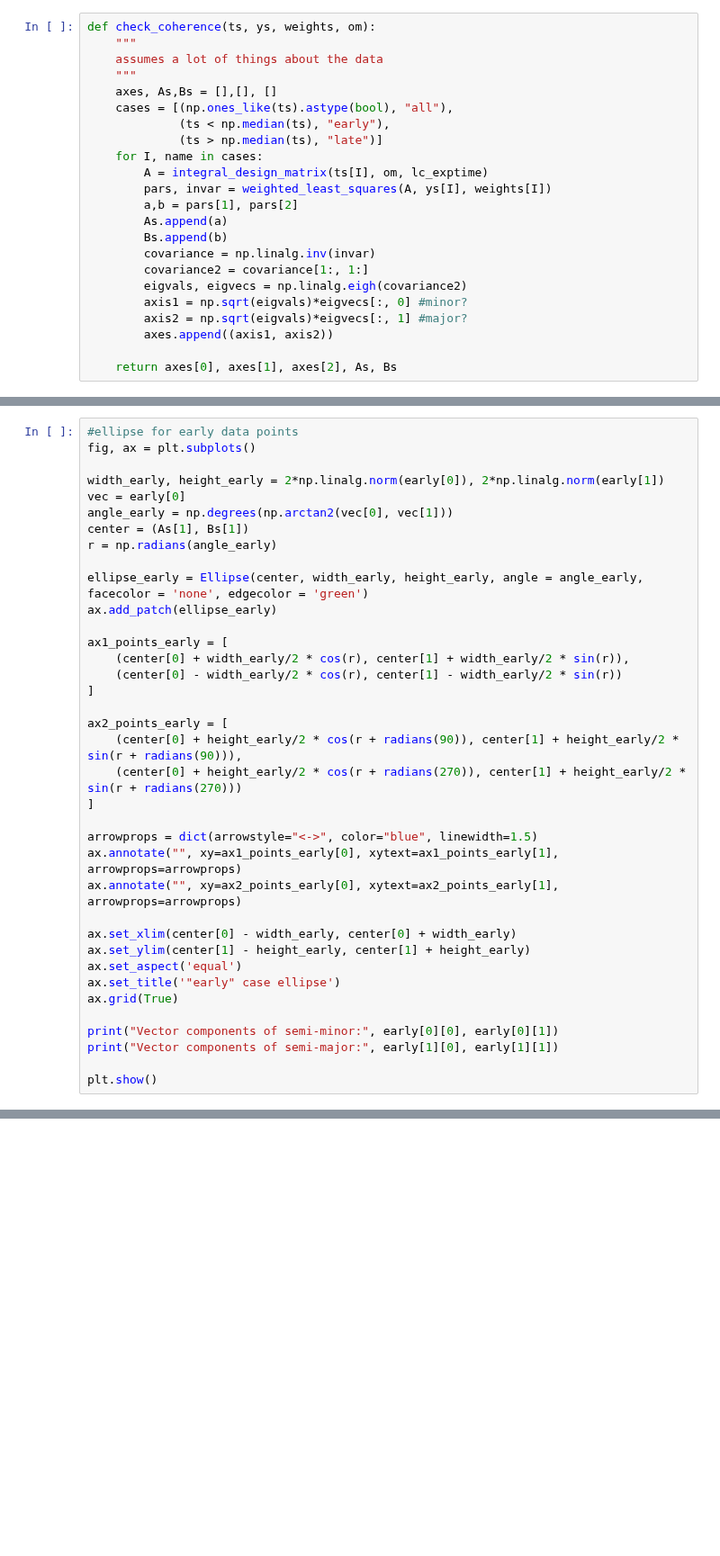
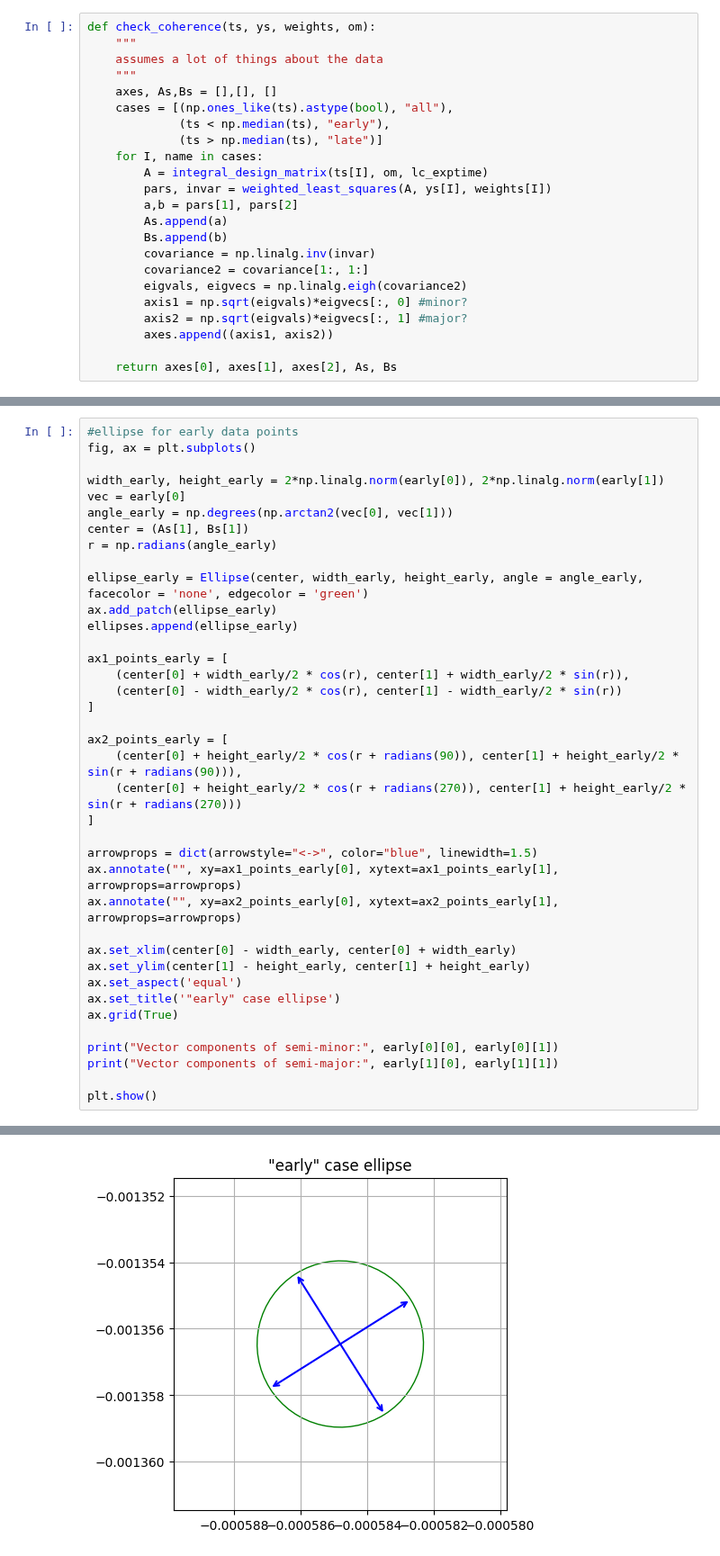
Before and after one commit to Hoggnation/cataloging_coherent_oscillators, a Jupyter notebook: coherence_test.ipynb, the cells around one changed output, grey strips where cells are left out. Shown at 90% size. Cells and saved outputs as stored; diff of their text form; blank space fills up the shorter version.

```diff
--- a/coherence_test.ipynb
+++ b/coherence_test.ipynb
@@ -354,6 +374,7 @@ r = np.radians(angle_early)
 
 ellipse_early = Ellipse(center, width_early, height_early, angle = angle_early, facecolor = 'none', edgecolor = 'green')
 ax.add_patch(ellipse_early)
+ellipses.append(ellipse_early)
 
 ax1_points_early = [
     (center[0] + width_early/2 * cos(r), center[1] + width_early/2 * sin(r)),
@@ -379,3 +400,4 @@ print("Vector components of semi-minor:", early[0][0], early[0][1])
 print("Vector components of semi-major:", early[1][0], early[1][1])
 
 plt.show()
+# %% [output]
@@ -382,3 +406,4 @@ plt.show()
+[figure, added]
 # %%
 #ellipse for early data points
 fig, ax = plt.subplots()
```
Also changed, not shown: parts of 11 cells of this notebook, 1 other file.
